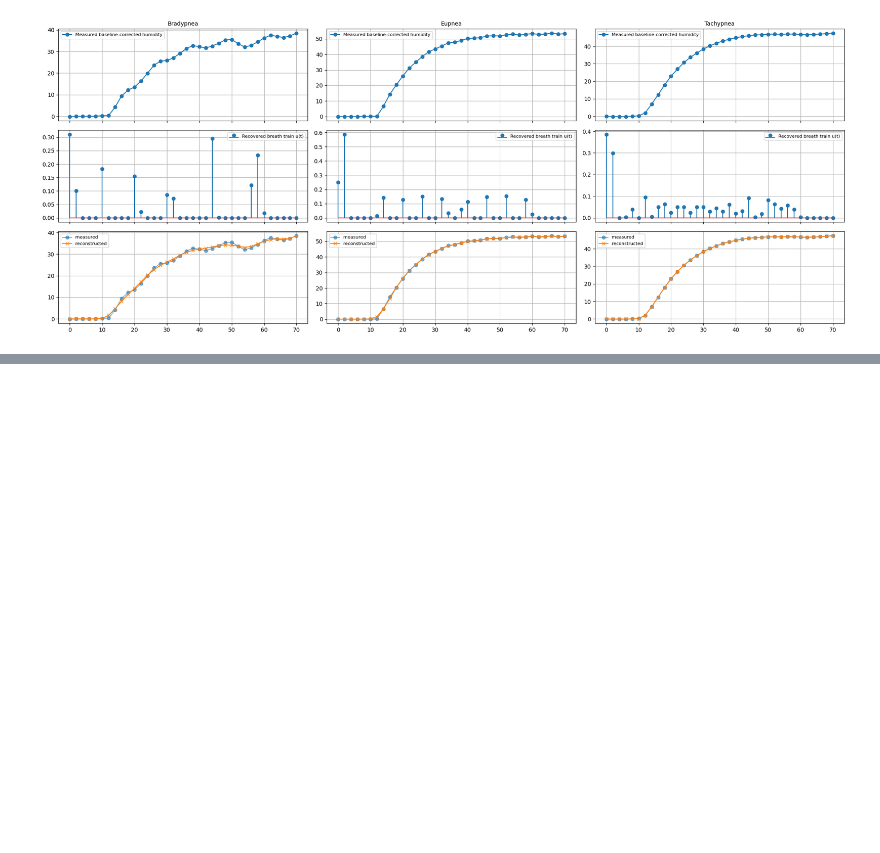
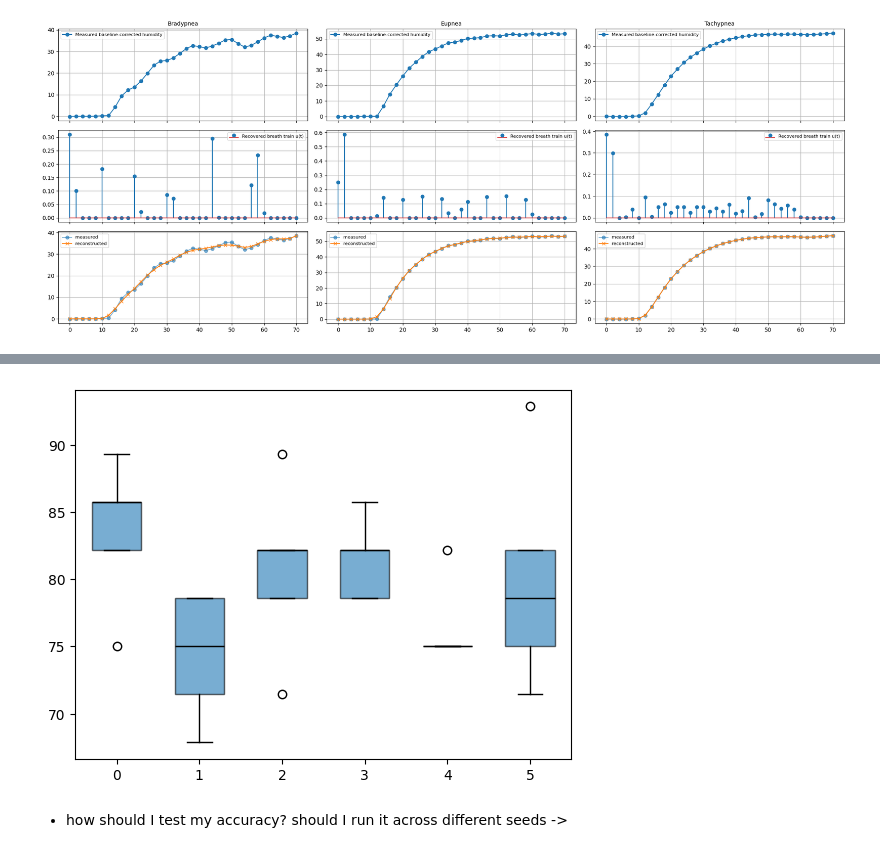
Before and after one commit to leon-rny/neural-network-breath-modeling, a Jupyter notebook: pinn.ipynb, the cells around one changed output, grey strips where cells are left out. Saved outputs shown, nothing was run; the diff lists cells and outputs as text; code cells hidden in the pictures; blank space fills up the shorter version.

```diff
--- a/pinn.ipynb
+++ b/pinn.ipynb
@@ -500,0 +462,17 @@ residual fraction: 0.1805
+# %%
+
+df_pinn_mouth = result_summary[(result_summary["model"]=="pinn") & (result_summary["region"]=="mouth")]
+df_pinn_nose = result_summary[(result_summary["model"]=="pinn") & (result_summary["region"]=="nose")]
+
+df = df_pinn_mouth  # or df_pinn_nose for the nose region
+
+plt.figure()
+data_per_lambda = [df[df["lambda_phys"]==lam]["accuracy"].values*100 for lam in agg["lambda_phys"]]
+plt.boxplot(data_per_lambda, positions=x, widths=0.6, patch_artist=True,
+           boxprops=dict(facecolor="tab:blue", alpha=0.6),
+           medianprops=dict(color="black"))
+plt.show()
+# %% [output]
+[figure, added]
+# %% [markdown]
+- how should I test my accuracy? should I run it across different seeds ->
```
Also changed, not shown: parts of 7 cells of this notebook, 4 other files.
